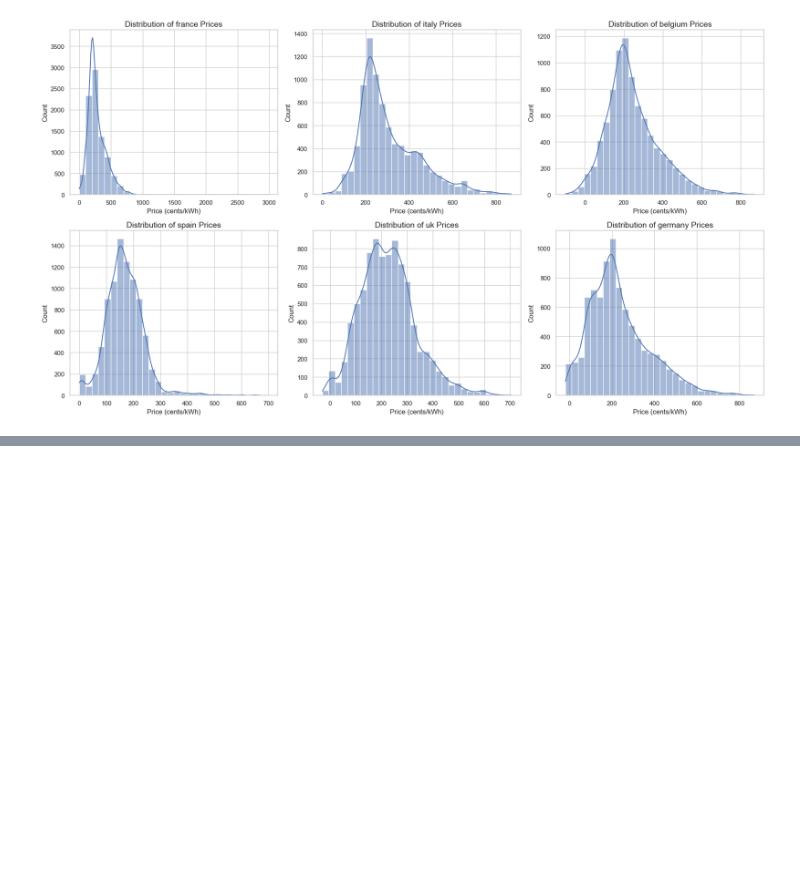
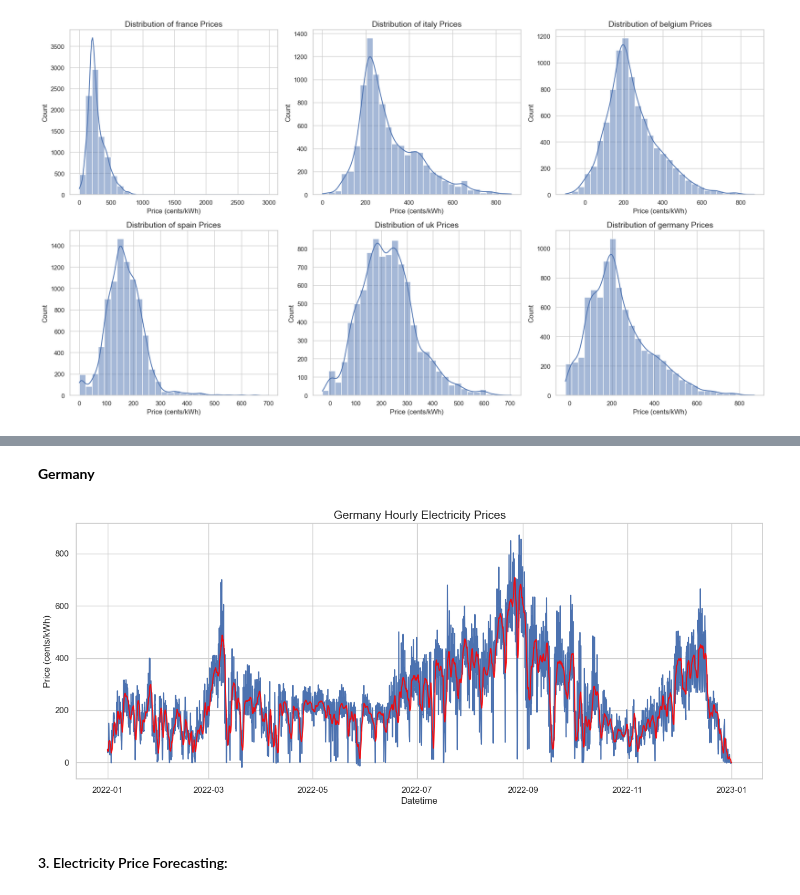
Before and after one commit to FarahArbi/Electricity-Day-Ahead-Prices, a Jupyter notebook: notebook.ipynb, the cells around one changed output, grey strips where cells are left out. Drawn from its saved outputs; the diff is of its cells as text; code cells hidden in the pictures; blank space fills up the shorter version.

```diff
--- a/notebook.ipynb
+++ b/notebook.ipynb
@@ -185,0 +240,12 @@ This charts compares the disrtibution of electricity prices, which can be useful
+# %% [markdown]
+**Germany**
+# %%
+plt.figure(figsize=(16,6))
+plt.plot(data.index, data['germany'], label="hourely prices")
+plt.plot(data.index, data['germany'].rolling(window=24, min_periods=1).mean(), label='24-hour MA', color='red', alpha=0.9)
+plt.title('Germany Hourly Electricity Prices', fontsize=15)
+plt.xlabel('Datetime')
+plt.ylabel('Price (cents/kWh)')
+plt.show()
+# %% [output]
+[figure, added]
@@ -185,0 +256,2 @@ This charts compares the disrtibution of electricity prices, which can be useful
+# %% [markdown]
+#### 3. Electricity Price Forecasting:
```
Also changed, not shown: parts of 10 cells of this notebook.
